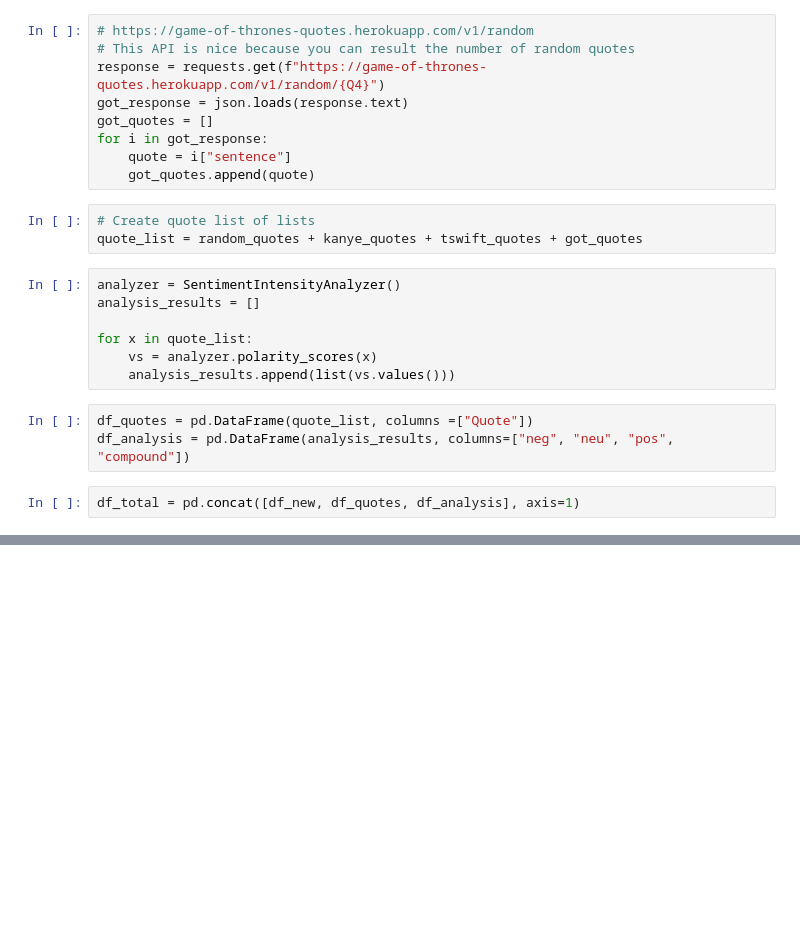
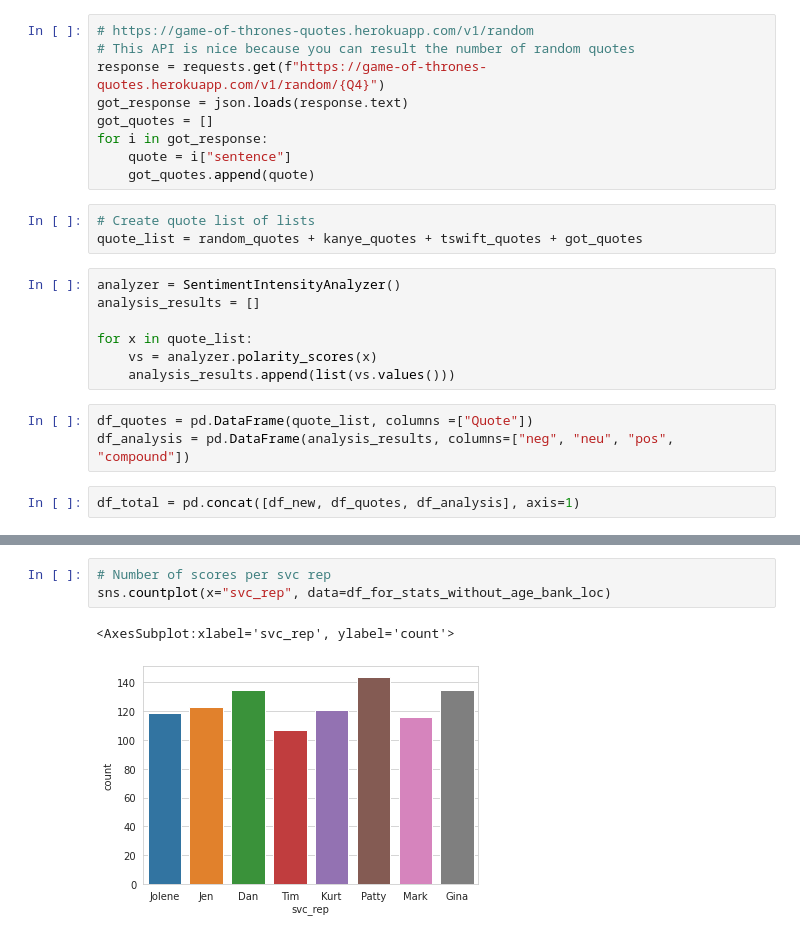
Before and after one commit to Novak478/data-exercise, a Jupyter notebook: jupyter/notebooks/data-exercise.ipynb, the cells around one changed output, grey strips where cells are left out. Cells and saved outputs as stored; diff of their text form; blank space fills up the shorter version.

```diff
--- a/jupyter/notebooks/data-exercise.ipynb
+++ b/jupyter/notebooks/data-exercise.ipynb
@@ -153,2 +180,8 @@ df_loc_avg_score
+# %%
+# Number of scores per svc rep
+sns.countplot(x="svc_rep", data=df_for_stats_without_age_bank_loc)
+# %% [output]
+<AxesSubplot:xlabel='svc_rep', ylabel='count'>
+[figure, added]
 # %%
 # Average score for each service rep
```
Also changed, not shown: parts of 29 cells of this notebook, 2 other files.
